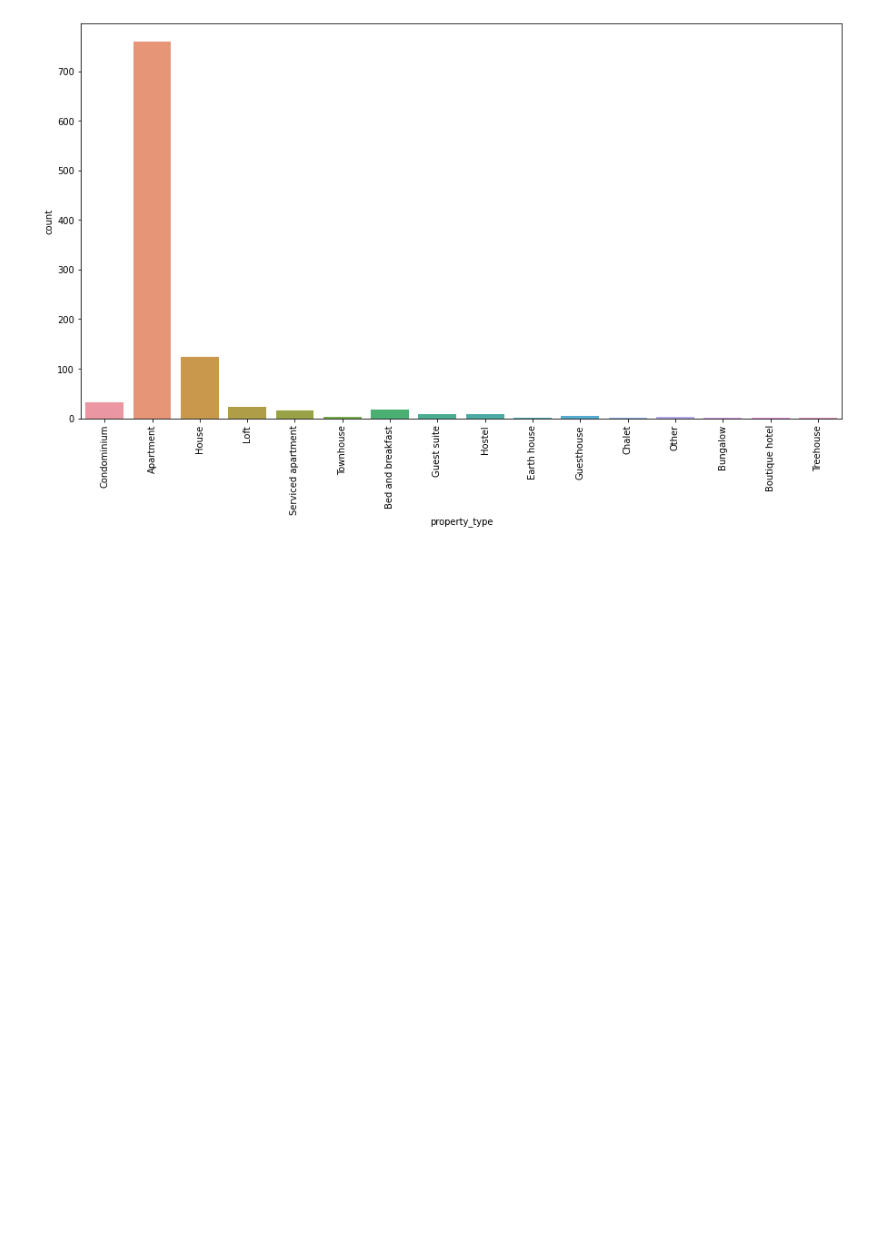
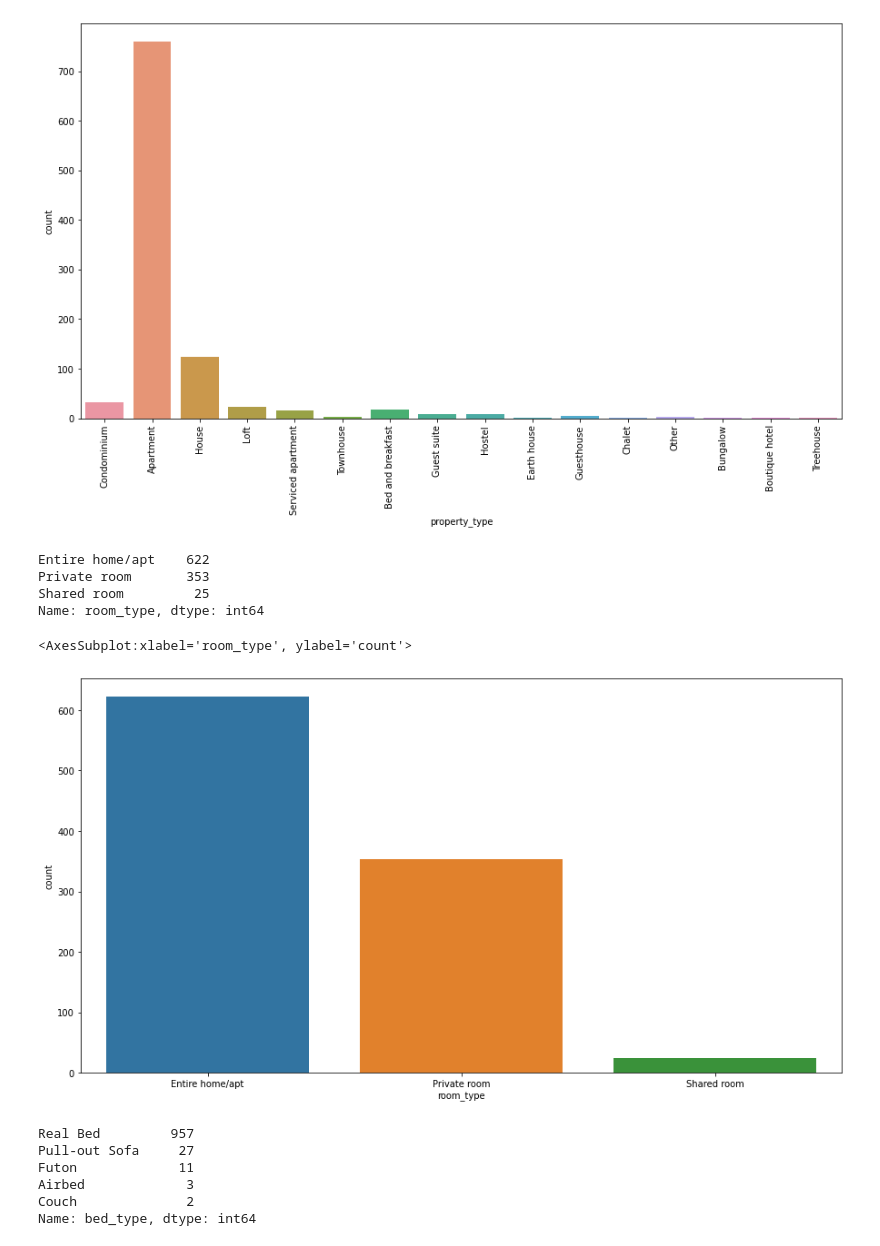
Before and after one commit to diegoSilva93/Data_Science_aplicado_para_o_mercado, a Jupyter notebook: Data_Science_Aplicação__mercado_trabalho.ipynb, the cells around one changed output. Cells and saved outputs as stored; diff of their text form; code cells hidden in the pictures; blank space fills up the shorter version.

```diff
--- a/Data_Science_Aplicação__mercado_trabalho.ipynb
+++ b/Data_Science_Aplicação__mercado_trabalho.ipynb
@@ -401,3 +401,25 @@ grafico = sns.countplot("property_type", data = base_airbnb)
 grafico.tick_params(axis = "x", rotation = 90)
 # %% [output]
 [figure]
+# %%
+print(base_airbnb["room_type"].value_counts())
+# %% [output]
+Entire home/apt    622
+Private room       353
+Shared room         25
+Name: room_type, dtype: int64
+# %%
+plt.figure(figsize=(15,8))
+sns.countplot("room_type", data = base_airbnb)
+# %% [output]
+<AxesSubplot:xlabel='room_type', ylabel='count'>
+[figure, added]
+# %%
+print(base_airbnb["bed_type"].value_counts())
+# %% [output]
+Real Bed         957
+Pull-out Sofa     27
+Futon             11
+Airbed             3
+Couch              2
+Name: bed_type, dtype: int64
```
Also changed, not shown: parts of 13 cells of this notebook.
